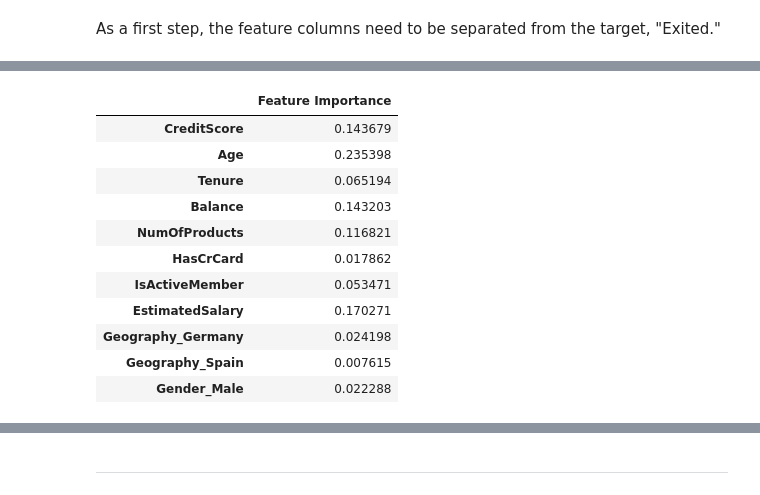
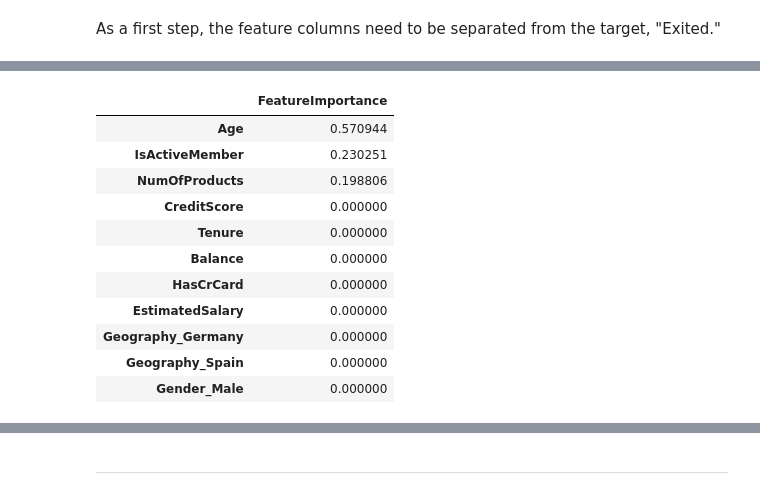
Before and after one commit to colefairbanks/trees-clientchurn, a Jupyter notebook: client-churn-trees.ipynb, the cells around one changed output, grey strips where cells are left out. Saved outputs shown, nothing was run; the diff lists cells and outputs as text; code cells hidden in the pictures.

```diff
--- a/client-churn-trees.ipynb
+++ b/client-churn-trees.ipynb
@@ -182,2 +182,4 @@ model = DecisionTreeClassifier()
+# %%
+dt_model = DecisionTreeClassifier(max_depth=4, max_leaf_nodes=4)
 # %%
-model.fit(X_train,y_train)
+dt_model.fit(X_train,y_train);
@@ -214,15 +213,16 @@ array([0.14367925, 0.23539791, 0.06519389, 0.14320329, 0.11682102,
 # %%
-pd.DataFrame(index=X.columns,data=model.feature_importances_,columns=['Feature Importance'])
+dt_model.feature_importances_
+pd.DataFrame(index=X.columns,data=dt_model.feature_importances_,columns=['FeatureImportance']).sort_values(by='FeatureImportance', ascending=False)
 # %% [output]
-|  | Feature Importance |
-| CreditScore | 0.143679 |
-| Age | 0.235398 |
-| Tenure | 0.065194 |
-| Balance | 0.143203 |
-| NumOfProducts | 0.116821 |
-| HasCrCard | 0.017862 |
-| IsActiveMember | 0.053471 |
-| EstimatedSalary | 0.170271 |
-| Geography_Germany | 0.024198 |
-| Geography_Spain | 0.007615 |
-| Gender_Male | 0.022288 |
+|  | FeatureImportance |
+| Age | 0.570944 |
+| IsActiveMember | 0.230251 |
+| NumOfProducts | 0.198806 |
+| CreditScore | 0.000000 |
+| Tenure | 0.000000 |
+| Balance | 0.000000 |
+| HasCrCard | 0.000000 |
+| EstimatedSalary | 0.000000 |
+| Geography_Germany | 0.000000 |
+| Geography_Spain | 0.000000 |
+| Gender_Male | 0.000000 |
```
Also changed, not shown: parts of 38 cells of this notebook.
